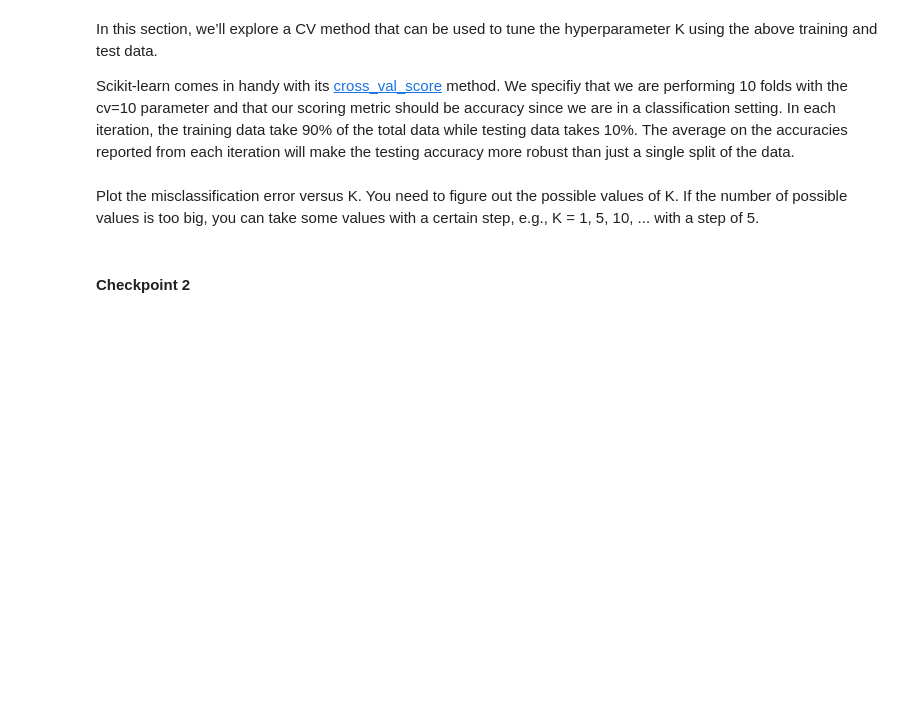
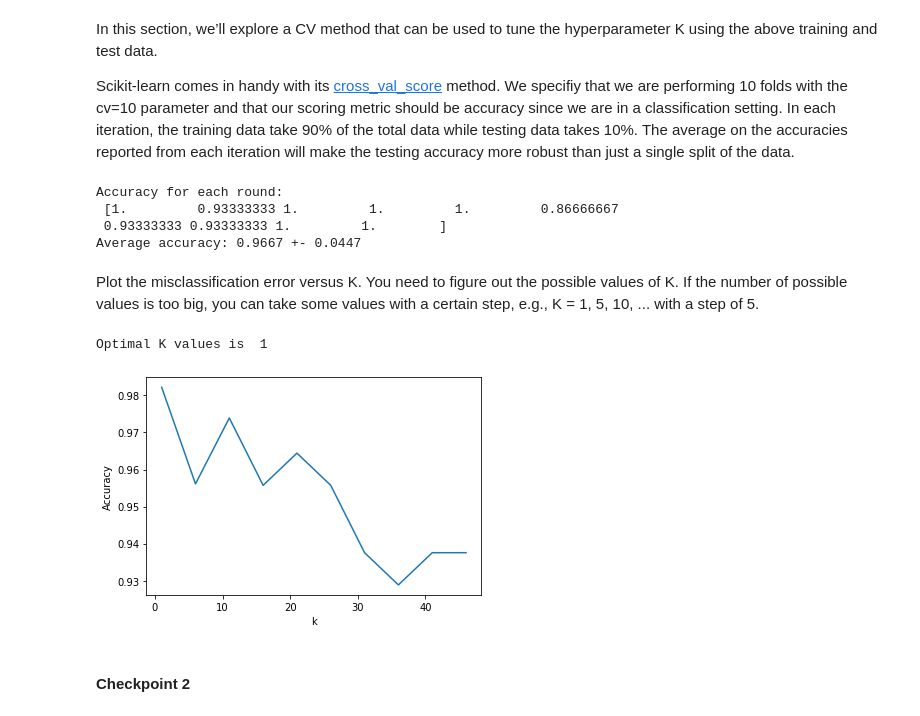
Before and after one commit to bhagyashreedhebe/MQ_DataScience, a Jupyter notebook: Practical-Week-9_KNN-Classifier.ipynb, the cells around one changed output. Saved outputs shown, nothing was run; the diff lists cells and outputs as text; code cells hidden in the pictures; blank space fills up the shorter version.

```diff
--- a/Practical-Week-9_KNN-Classifier.ipynb
+++ b/Practical-Week-9_KNN-Classifier.ipynb
@@ -250,0 +231,7 @@ Predict the result label of X_new:
+# %%
+from sklearn.neighbors import KNeighborsClassifier
+neigh = KNeighborsClassifier(n_neighbors=5)
+neigh.fit(X_train, y_train)
+Predicted = neigh.predict(X_new)
+print(Predicted)
+print("Predicted spieces is ", iris_data["target_names"][Predicted])
@@ -293,0 +307,13 @@ Testing accuracy is:  0.7894736842105263
+# %%
+from sklearn.neighbors import KNeighborsClassifier
+from sklearn.metrics import accuracy_score
+from sklearn.metrics import confusion_matrix
+# Create and training a KNN classifier model
+clf = KNeighborsClassifier(n_neighbors = 4)
+clf.fit(X_train, y_train)
+
+# Use the model to predict testing data
+y_pred = clf.predict(X_train)
+accuracy = accuracy_score(y_pred, y_train)
+print('Training accuracy is: ', accuracy)
+confusion_matrix(y_pred, y_train)
@@ -293,0 +325,9 @@ Testing accuracy is:  0.7894736842105263
+# %%
+list = []
+for i in range(1,50):
+    clf = KNeighborsClassifier(n_neighbors = i)
+    clf.fit(X_train, y_train)
+    y_pred = clf.predict(X_train)
+    list.append(accuracy_score(y_pred, y_train))
+
+print(list)
@@ -306,4 +346,32 @@ cv_scores = []
+# %%
+clf = KNeighborsClassifier(n_neighbors = 10)
+scores = cross_val_score(clf, X, y, cv=10)
+print('Accuracy for each round: \n', scores)
+print('Average accuracy: %.4f +- %.4f' % (scores.mean(), scores.std()))
+# %% [output]
+Accuracy for each round:
+ [1.         0.93333333 1.         1.         1.         0.86666667
+ 0.93333333 0.93333333 1.         1.        ]
+Average accuracy: 0.9667 +- 0.0447
 # %% [markdown]
 Plot the misclassification error versus K. You need to figure out the possible values of K. If the number of possible values is too big, you can take some values with a certain step, e.g., K = 1, 5, 10, ... with a step of 5.
+# %%
+k_values = [i for i in range(1, 50, 5)]
+k_acc_scores = []
+for k in k_values:
+    knn = KNeighborsClassifier(n_neighbors = k)
+    cv_scores1 = cross_val_score(knn, X_train, y_train , cv=5, scoring='accuracy')
+    k_acc_scores.append(cv_scores1.mean())
+    #print(k_acc_scores)
+optimal_k = k_values[k_acc_scores.index(max(k_acc_scores))]
+print("Optimal K values is ",optimal_k)
+
+plt.plot(k_values, k_acc_scores)
+plt.xlabel('k')
+plt.ylabel('Accuracy')
+plt.show()
+# %% [output]
+Optimal K values is  1
+[figure, added]
 # %% [markdown]
 #### Checkpoint 2
```
Also changed, not shown: parts of 15 cells of this notebook.
